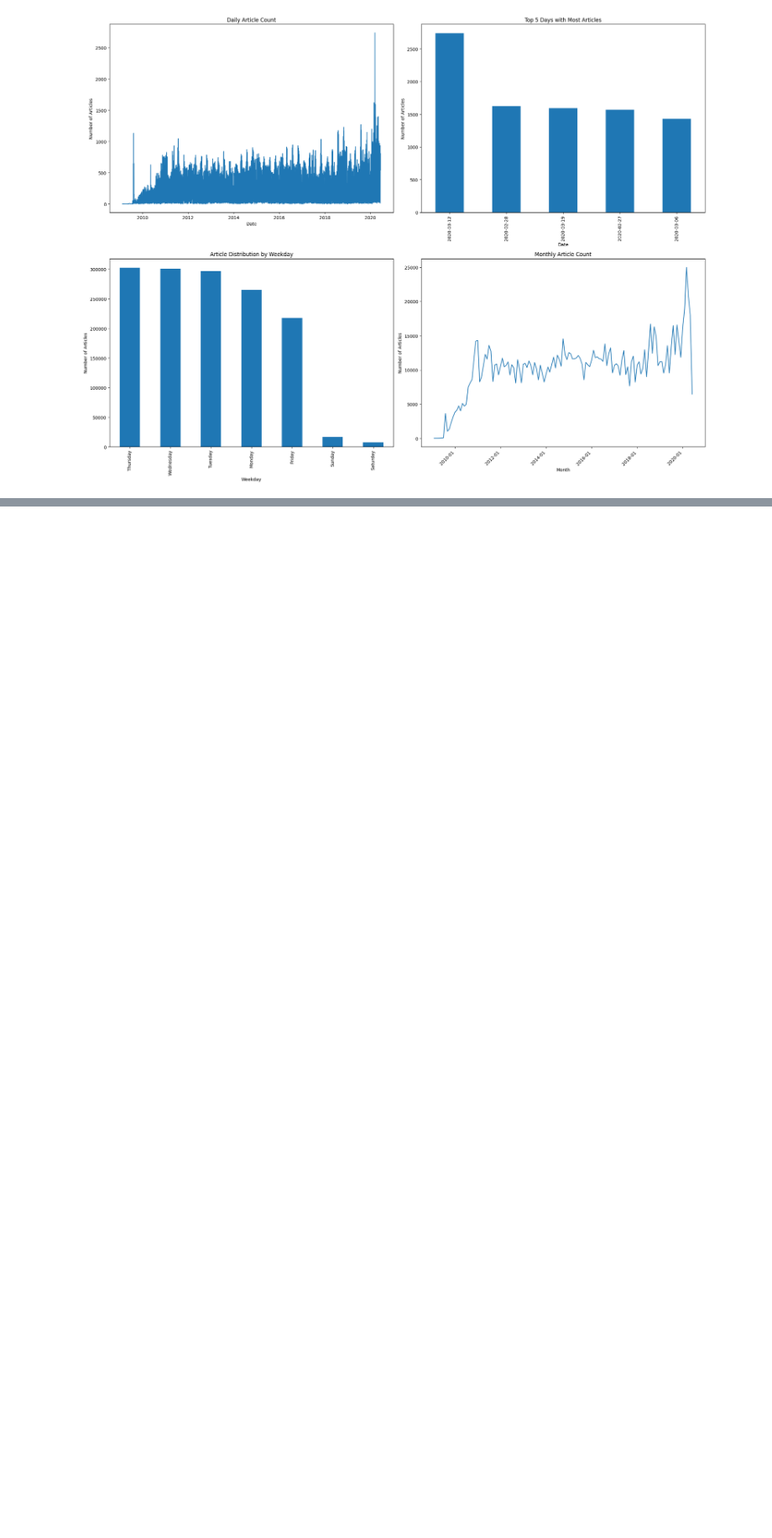
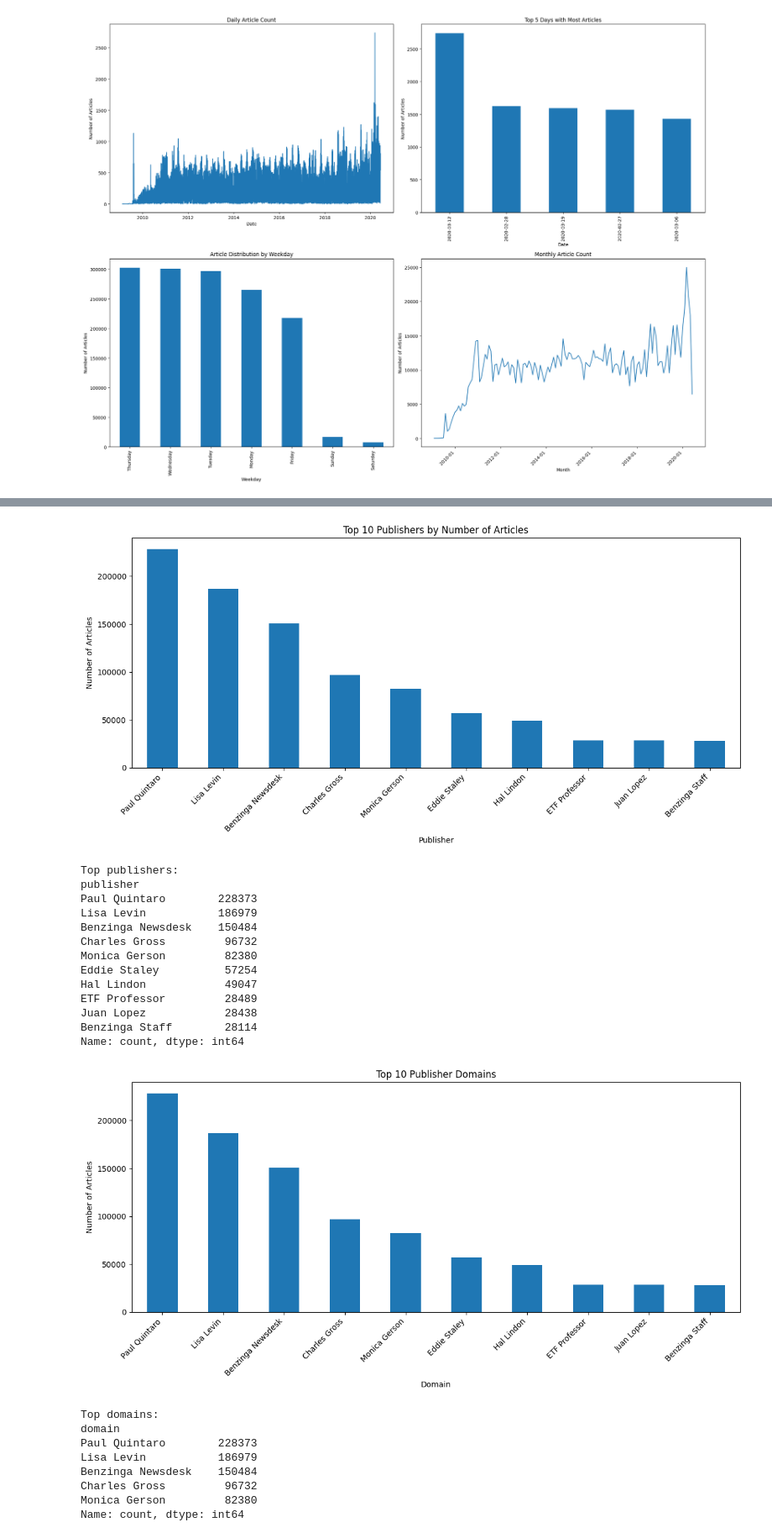
Before and after one commit to OL-YAD/Financial-news-Stock-Analysis, a Jupyter notebook: notebooks/Sentiment_Analysis_EDA.ipynb, the cells around one changed output, grey strips where cells are left out. Shown at 84% size. Drawn from its saved outputs; the diff is of its cells as text; code cells hidden in the pictures; blank space fills up the shorter version.

```diff
--- a/notebooks/Sentiment_Analysis_EDA.ipynb
+++ b/notebooks/Sentiment_Analysis_EDA.ipynb
@@ -170,0 +302,32 @@ plt.show()
+# %%
+top_publishers = analyze_publishers(df)
+print("\nTop publishers:")
+print(top_publishers)
+
+domain_counts = analyze_publisher_domains(df)
+print("\nTop domains:")
+print(domain_counts.head())
+# %% [output]
+[figure, added]
+Top publishers:
+publisher
+Paul Quintaro        228373
+Lisa Levin           186979
+Benzinga Newsdesk    150484
+Charles Gross         96732
+Monica Gerson         82380
+Eddie Staley          57254
+Hal Lindon            49047
+ETF Professor         28489
+Juan Lopez            28438
+Benzinga Staff        28114
+Name: count, dtype: int64
+[figure, added]
+Top domains:
+domain
+Paul Quintaro        228373
+Lisa Levin           186979
+Benzinga Newsdesk    150484
+Charles Gross         96732
+Monica Gerson         82380
+Name: count, dtype: int64
```
Also changed, not shown: parts of 29 cells of this notebook.
